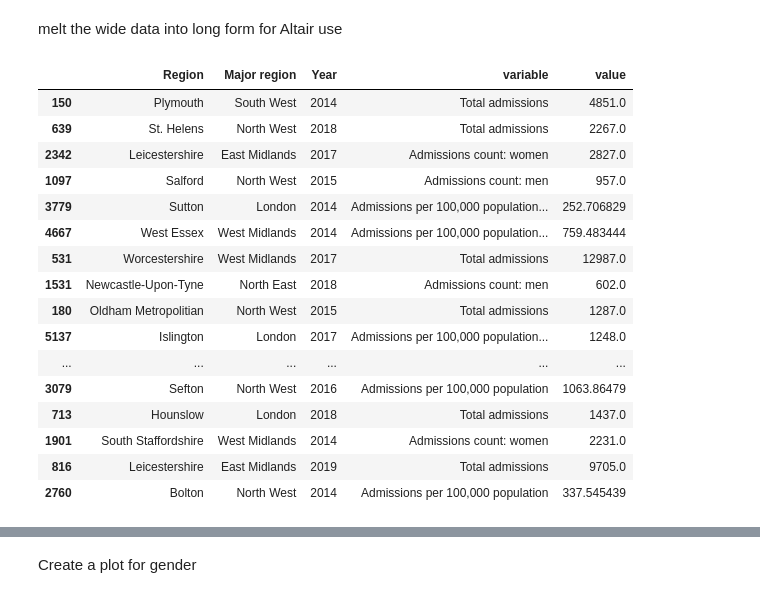
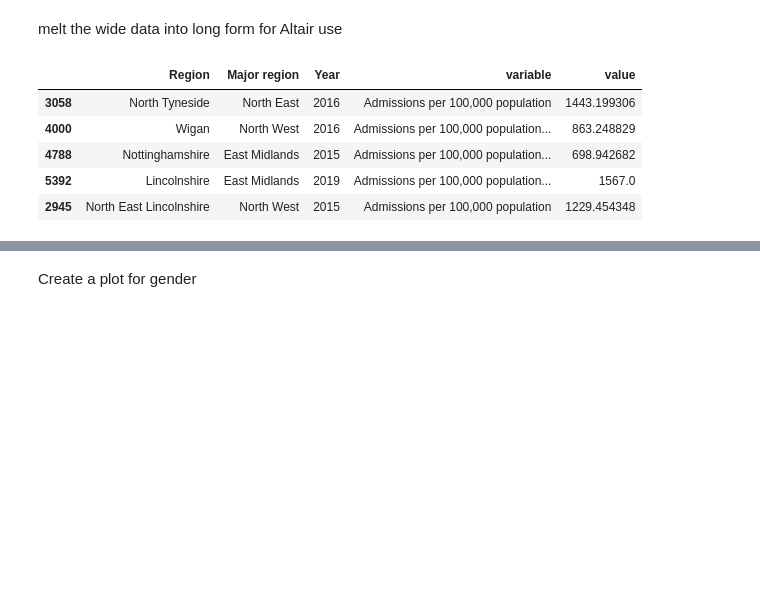
Before and after one commit to elksie5000/obesity, a Jupyter notebook: obesity_local.ipynb, the cells around one changed output, grey strips where cells are left out. Drawn from its saved outputs; the diff is of its cells as text; code cells hidden in the pictures; blank space fills up the shorter version.

```diff
--- a/obesity_local.ipynb
+++ b/obesity_local.ipynb
@@ -326,28 +325,17 @@ melt the wide data into long form for Altair use
 # %%
 
 melted_df = pd.melt(local_results, id_vars=['Region', "Major region", "Year"])
 melted_df.columns
 
 
-melted_df.sample(50)
+melted_df.sample(50).head()
 # %% [output]
 |  | Region | Major region | Year | variable | value |
-| 150 | Plymouth | South West | 2014 | Total admissions | 4851.0 |
-| 639 | St. Helens | North West | 2018 | Total admissions | 2267.0 |
-| 2342 | Leicestershire | East Midlands | 2017 | Admissions count: women | 2827.0 |
-| 1097 | Salford | North West | 2015 | Admissions count: men | 957.0 |
-| 3779 | Sutton | London | 2014 | Admissions per 100,000 population... | 252.706829 |
-| 4667 | West Essex | West Midlands | 2014 | Admissions per 100,000 population... | 759.483444 |
-| 531 | Worcestershire | West Midlands | 2017 | Total admissions | 12987.0 |
-| 1531 | Newcastle-Upon-Tyne | North East | 2018 | Admissions count: men | 602.0 |
-| 180 | Oldham Metropolitian | North West | 2015 | Total admissions | 1287.0 |
-| 5137 | Islington | London | 2017 | Admissions per 100,000 population... | 1248.0 |
-| ... | ... | ... | ... | ... | ... |
-| 3079 | Sefton | North West | 2016 | Admissions per 100,000 population | 1063.86479 |
-| 713 | Hounslow | London | 2018 | Total admissions | 1437.0 |
-| 1901 | South Staffordshire | West Midlands | 2014 | Admissions count: women | 2231.0 |
-| 816 | Leicestershire | East Midlands | 2019 | Total admissions | 9705.0 |
-| 2760 | Bolton | North West | 2014 | Admissions per 100,000 population | 337.545439 |
+| 3058 | North Tyneside | North East | 2016 | Admissions per 100,000 population | 1443.199306 |
+| 4000 | Wigan | North West | 2016 | Admissions per 100,000 population... | 863.248829 |
+| 4788 | Nottinghamshire | East Midlands | 2015 | Admissions per 100,000 population... | 698.942682 |
+| 5392 | Lincolnshire | East Midlands | 2019 | Admissions per 100,000 population... | 1567.0 |
+| 2945 | North East Lincolnshire | North West | 2015 | Admissions per 100,000 population | 1229.454348 |
 # %%
 melted_df.info()
 # %% [output]
```
Also changed, not shown: parts of 33 cells of this notebook, 36 other files.
